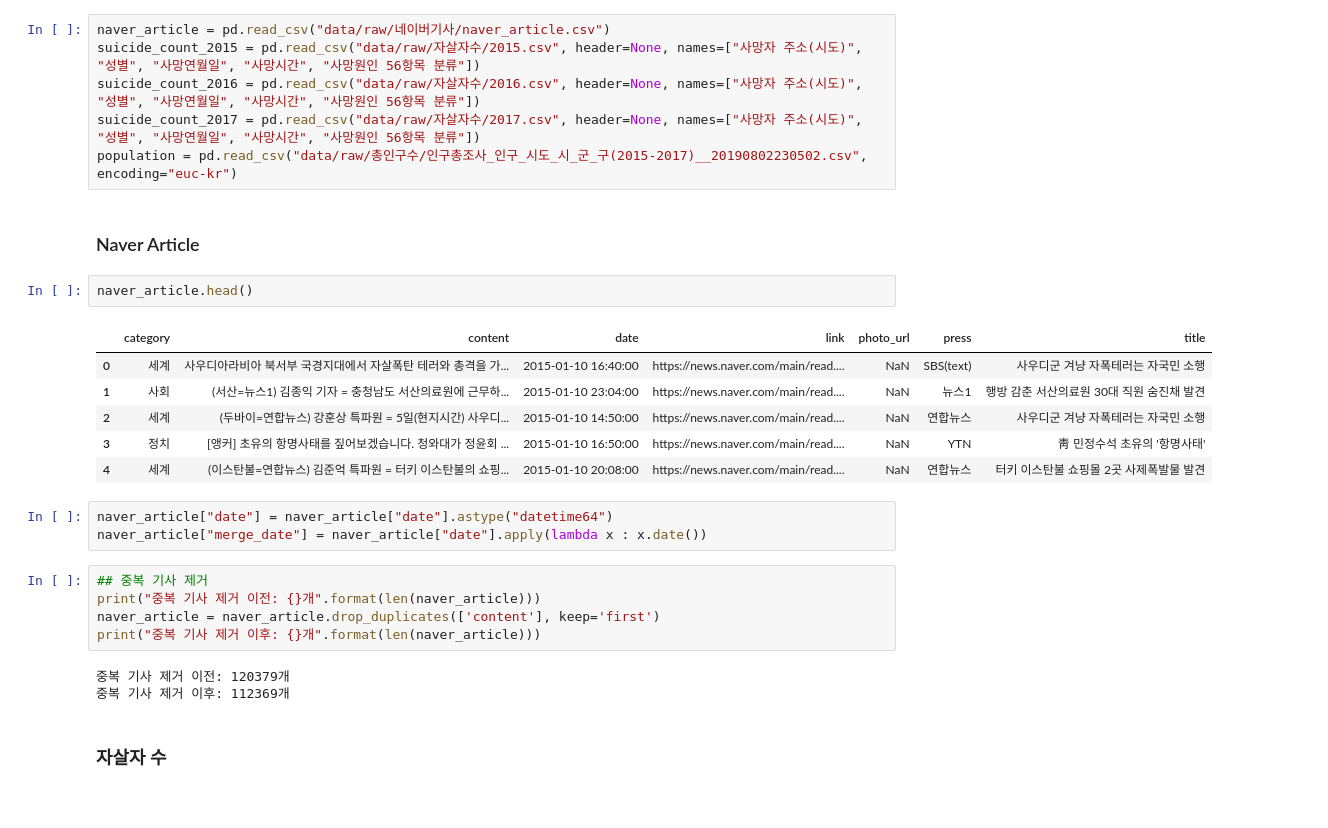
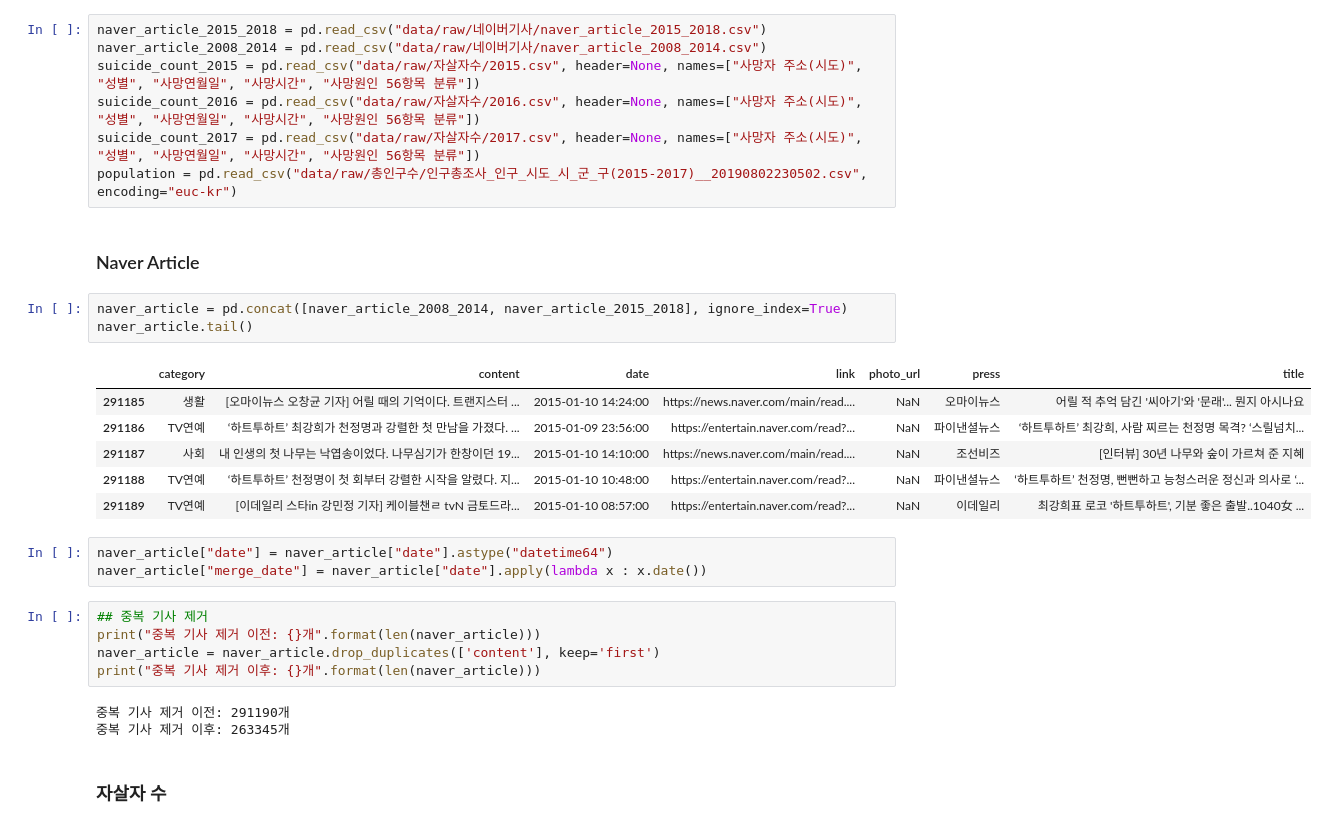
Before and after one commit to Domainjoong/Suicide_Article, a Jupyter notebook: Merge_data.ipynb, the cells around one changed output. Saved outputs shown, nothing was run; the diff lists cells and outputs as text.

Commit message:
Feat: add 2008-2014 Article

```diff
--- a/Merge_data.ipynb
+++ b/Merge_data.ipynb
@@ -2,22 +2,24 @@
 import pickle
 import datetime
 # %%
-naver_article = pd.read_csv("data/raw/네이버기사/naver_article.csv")
+naver_article_2015_2018 = pd.read_csv("data/raw/네이버기사/naver_article_2015_2018.csv")
+naver_article_2008_2014 = pd.read_csv("data/raw/네이버기사/naver_article_2008_2014.csv")
 suicide_count_2015 = pd.read_csv("data/raw/자살자수/2015.csv", header=None, names=["사망자 주소(시도)", "성별", "사망연월일", "사망시간", "사망원인 56항목 분류"])
 suicide_count_2016 = pd.read_csv("data/raw/자살자수/2016.csv", header=None, names=["사망자 주소(시도)", "성별", "사망연월일", "사망시간", "사망원인 56항목 분류"])
 suicide_count_2017 = pd.read_csv("data/raw/자살자수/2017.csv", header=None, names=["사망자 주소(시도)", "성별", "사망연월일", "사망시간", "사망원인 56항목 분류"])
 population = pd.read_csv("data/raw/총인구수/인구총조사_인구_시도_시_군_구(2015-2017)__20190802230502.csv", encoding="euc-kr")
 # %% [markdown]
 ### Naver Article
-# %%
-naver_article.head()
-# %% [output]
-|  | category | content | date | link | photo_url | press | title |
-| 0 | 세계 | 사우디아라비아 북서부 국경지대에서 자살폭탄 테러와 총격을 가... | 2015-01-10 16:40:00 | https://news.naver.com/main/read.... | NaN | SBS(text) | 사우디군 겨냥 자폭테러는 자국민 소행 |
-| 1 | 사회 | (서산=뉴스1) 김종익 기자 = 충청남도 서산의료원에 근무하... | 2015-01-10 23:04:00 | https://news.naver.com/main/read.... | NaN | 뉴스1 | 행방 감춘 서산의료원 30대 직원 숨진채 발견 |
-| 2 | 세계 | (두바이=연합뉴스) 강훈상 특파원 = 5일(현지시간) 사우디... | 2015-01-10 14:50:00 | https://news.naver.com/main/read.... | NaN | 연합뉴스 | 사우디군 겨냥 자폭테러는 자국민 소행 |
-| 3 | 정치 | [앵커] 초유의 항명사태를 짚어보겠습니다. 청와대가 정윤회 ... | 2015-01-10 16:50:00 | https://news.naver.com/main/read.... | NaN | YTN | 靑 민정수석 초유의 '항명사태' |
-| 4 | 세계 | (이스탄불=연합뉴스) 김준억 특파원 = 터키 이스탄불의 쇼핑... | 2015-01-10 20:08:00 | https://news.naver.com/main/read.... | NaN | 연합뉴스 | 터키 이스탄불 쇼핑몰 2곳 사제폭발물 발견 |
+# %%
+naver_article = pd.concat([naver_article_2008_2014, naver_article_2015_2018], ignore_index=True)
+naver_article.tail()
+# %% [output]
+|  | category | content | date | link | photo_url | press | title |
+| 291185 | 생활 | [오마이뉴스 오창균 기자] 어릴 때의 기억이다. 트랜지스터 ... | 2015-01-10 14:24:00 | https://news.naver.com/main/read.... | NaN | 오마이뉴스 | 어릴 적 추억 담긴 '씨아기'와 '문래'... 뭔지 아시나요 |
+| 291186 | TV연예 | ‘하트투하트’ 최강희가 천정명과 강렬한 첫 만남을 가졌다. ... | 2015-01-09 23:56:00 | https://entertain.naver.com/read?... | NaN | 파이낸셜뉴스 | ‘하트투하트’ 최강희, 사람 찌르는 천정명 목격? ‘스릴넘치... |
+| 291187 | 사회 | 내 인생의 첫 나무는 낙엽송이었다. 나무심기가 한창이던 19... | 2015-01-10 14:10:00 | https://news.naver.com/main/read.... | NaN | 조선비즈 | [인터뷰] 30년 나무와 숲이 가르쳐 준 지혜 |
+| 291188 | TV연예 | ‘하트투하트’ 천정명이 첫 회부터 강렬한 시작을 알렸다. 지... | 2015-01-10 10:48:00 | https://entertain.naver.com/read?... | NaN | 파이낸셜뉴스 | ‘하트투하트’ 천정명, 뻔뻔하고 능청스러운 정신과 의사로 ‘... |
+| 291189 | TV연예 | [이데일리 스타in 강민정 기자] 케이블챈ㄹ tvN 금토드라... | 2015-01-10 08:57:00 | https://entertain.naver.com/read?... | NaN | 이데일리 | 최강희표 로코 '하트투하트', 기분 좋은 출발..1040女 ... |
 # %%
 naver_article["date"] = naver_article["date"].astype("datetime64")
 naver_article["merge_date"] = naver_article["date"].apply(lambda x : x.date())
@@ -27,8 +29,8 @@ print("중복 기사 제거 이전: {}개".format(len(naver_article)))
 naver_article = naver_article.drop_duplicates(['content'], keep='first')
 print("중복 기사 제거 이후: {}개".format(len(naver_article)))
 # %% [output]
-중복 기사 제거 이전: 120379개
-중복 기사 제거 이후: 112369개
+중복 기사 제거 이전: 291190개
+중복 기사 제거 이후: 263345개
 # %% [markdown]
 ### 자살자 수
 # %%
```
